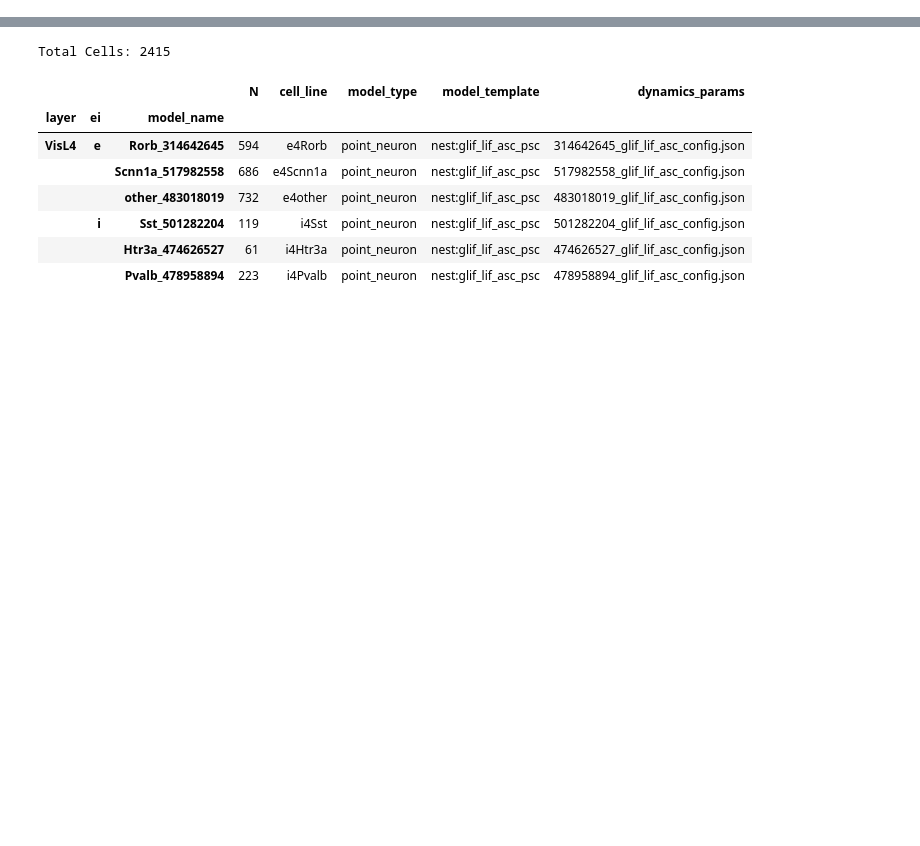
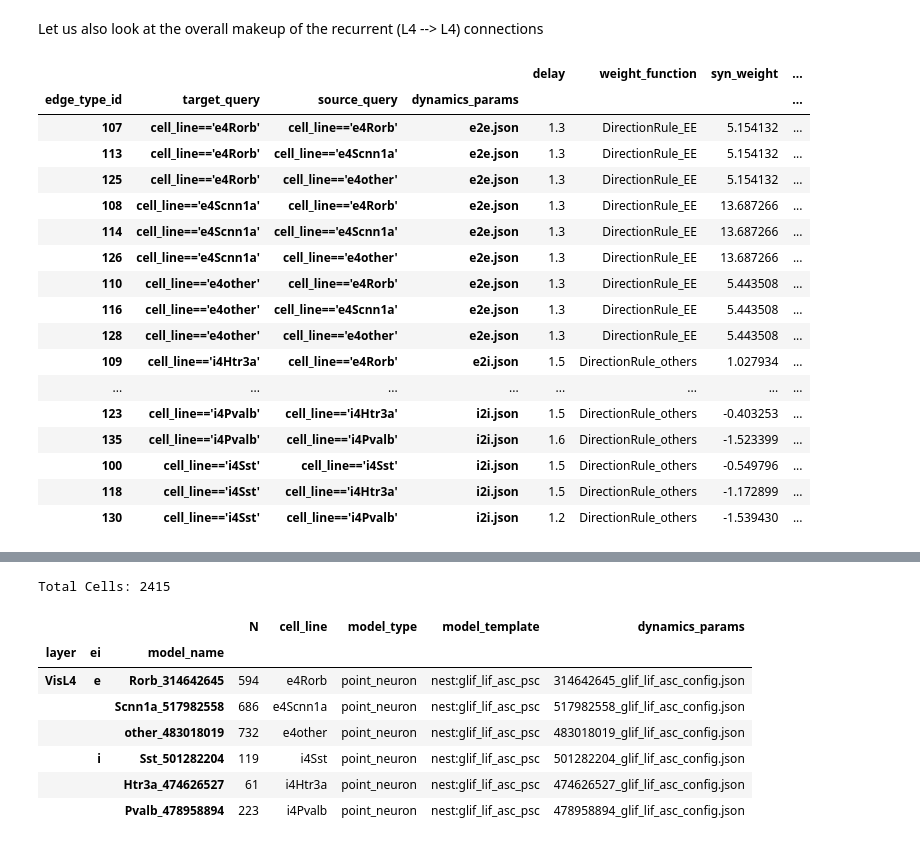
Before and after one commit to AllenInstitute/bmtk_workshop_2022, a Jupyter notebook: Ch6_l4model/6. The L4 Model.ipynb, the cells around one changed output, grey strips where cells are left out. Cells and saved outputs as stored; diff of their text form; code cells hidden in the pictures; blank space fills up the shorter version.

```diff
--- a/Ch6_l4model/6. The L4 Model.ipynb
+++ b/Ch6_l4model/6. The L4 Model.ipynb
@@ -12,0 +42,29 @@ pd.set_option('display.max_rows', None)
+# %% [markdown]
+Let us also look at the overall makeup of the recurrent (L4 --> L4) connections
+# %%
+l4_edges_df = pd.read_csv('network/l4_l4_edge_types.csv', sep=' ').sort_values(['dynamics_params', 'target_query'])
+with h5py.File('network/l4_l4_edges.h5', 'r') as h5:
+    edge_ids, edge_counts = np.unique(h5['/edges/l4_to_l4/edge_type_id'][()], return_counts=True)
+    edge_counts_df = pd.DataFrame({'edge_type_id': edge_ids, 'counts': edge_counts})
+    l4_edges_df = l4_edges_df.merge(edge_counts_df, how='left', on='edge_type_id')
+
+l4_edges_df.set_index(['edge_type_id', 'target_query', 'source_query', 'dynamics_params'])
+# %% [output]
+|  |  |  |  | delay | weight_function | syn_weight | ... |
+| edge_type_id | target_query | source_query | dynamics_params |  |  |  | ... |
+| 107 | cell_line=='e4Rorb' | cell_line=='e4Rorb' | e2e.json | 1.3 | DirectionRule_EE | 5.154132 | ... |
+| 113 | cell_line=='e4Rorb' | cell_line=='e4Scnn1a' | e2e.json | 1.3 | DirectionRule_EE | 5.154132 | ... |
+| 125 | cell_line=='e4Rorb' | cell_line=='e4other' | e2e.json | 1.3 | DirectionRule_EE | 5.154132 | ... |
+| 108 | cell_line=='e4Scnn1a' | cell_line=='e4Rorb' | e2e.json | 1.3 | DirectionRule_EE | 13.687266 | ... |
+| 114 | cell_line=='e4Scnn1a' | cell_line=='e4Scnn1a' | e2e.json | 1.3 | DirectionRule_EE | 13.687266 | ... |
+| 126 | cell_line=='e4Scnn1a' | cell_line=='e4other' | e2e.json | 1.3 | DirectionRule_EE | 13.687266 | ... |
+| 110 | cell_line=='e4other' | cell_line=='e4Rorb' | e2e.json | 1.3 | DirectionRule_EE | 5.443508 | ... |
+| 116 | cell_line=='e4other' | cell_line=='e4Scnn1a' | e2e.json | 1.3 | DirectionRule_EE | 5.443508 | ... |
+| 128 | cell_line=='e4other' | cell_line=='e4other' | e2e.json | 1.3 | DirectionRule_EE | 5.443508 | ... |
+| 109 | cell_line=='i4Htr3a' | cell_line=='e4Rorb' | e2i.json | 1.5 | DirectionRule_others | 1.027934 | ... |
+| ... | ... | ... | ... | ... | ... | ... | ... |
+| 123 | cell_line=='i4Pvalb' | cell_line=='i4Htr3a' | i2i.json | 1.5 | DirectionRule_others | -0.403253 | ... |
+| 135 | cell_line=='i4Pvalb' | cell_line=='i4Pvalb' | i2i.json | 1.6 | DirectionRule_others | -1.523399 | ... |
+| 100 | cell_line=='i4Sst' | cell_line=='i4Sst' | i2i.json | 1.5 | DirectionRule_others | -0.549796 | ... |
+| 118 | cell_line=='i4Sst' | cell_line=='i4Htr3a' | i2i.json | 1.5 | DirectionRule_others | -1.172899 | ... |
+| 130 | cell_line=='i4Sst' | cell_line=='i4Pvalb' | i2i.json | 1.2 | DirectionRule_others | -1.539430 | ... |
```
Also changed, not shown: parts of 12 cells of this notebook, 27 other files.
